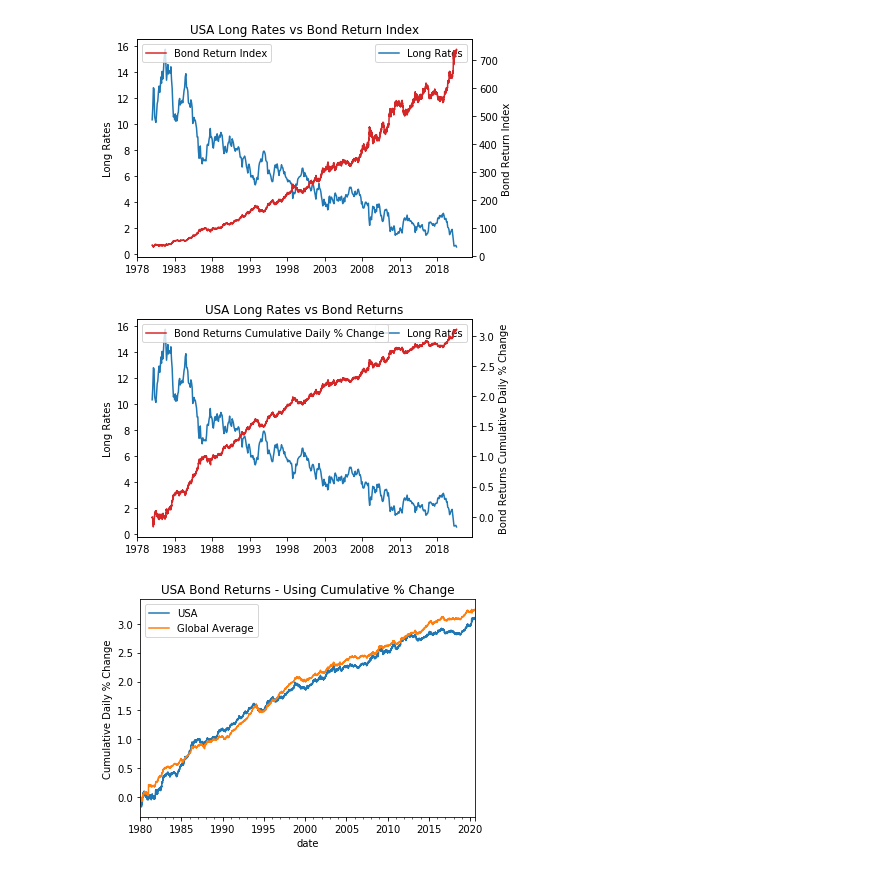
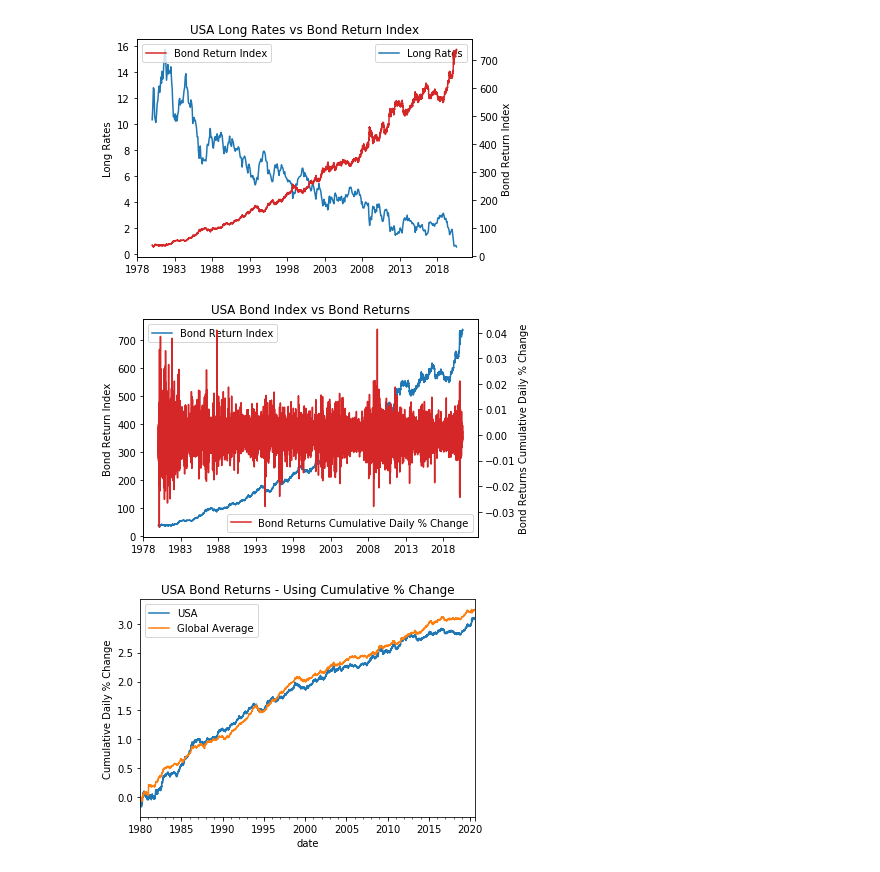
Before and after one commit to Mike-Huntress/Internship2020, a Jupyter notebook: Project_Workbook.ipynb, the cells around one changed output. Cells and saved outputs as stored; diff of their text form; code cells hidden in the pictures.

```diff
--- a/Project_Workbook.ipynb
+++ b/Project_Workbook.ipynb
@@ -66,21 +66,21 @@ plt.show()
 # %%
 ## I think I'm getting confused by rate of return vs. yield? ##
 
 # Long Rates (Bond Yields) vs Bond Rate of Return
 fig, ax1 = plt.subplots()
 ax2 = ax1.twinx()
-ax1_label = 'Long Rates'
-ax1.plot(LongRates[country].to_timestamp(), label = ax1_label)
+ax1_label = 'Bond Return Index'
+ax1.plot(BondReturnIndex[country].to_timestamp(), label = ax1_label)
 ax1.set_ylabel(ax1_label)
 ax1.legend()
 ax2_label = 'Bond Returns Cumulative Daily % Change'
-ax2.plot(BondReturnIndex[country].pct_change().cumsum().to_timestamp(), color = 'tab:red', label = ax2_label)
+ax2.plot(BondReturnIndex[country].pct_change().to_timestamp(), color = 'tab:red', label = ax2_label)
 ax2.set_ylabel(ax2_label)
 ax2.legend()
-plt.title(f'{country} Long Rates vs Bond Returns')
+plt.title(f'{country} Bond Index vs Bond Returns')
 plt.show()
 # %% [output]
-[figure, old version]
+[figure, new version]
 # %%
 # Using Bond Return Index Over Time to Visualize Bond Returns
 BondReturnIndex[country].pct_change().cumsum().plot()
```
Also changed, not shown: parts of 5 cells of this notebook.
